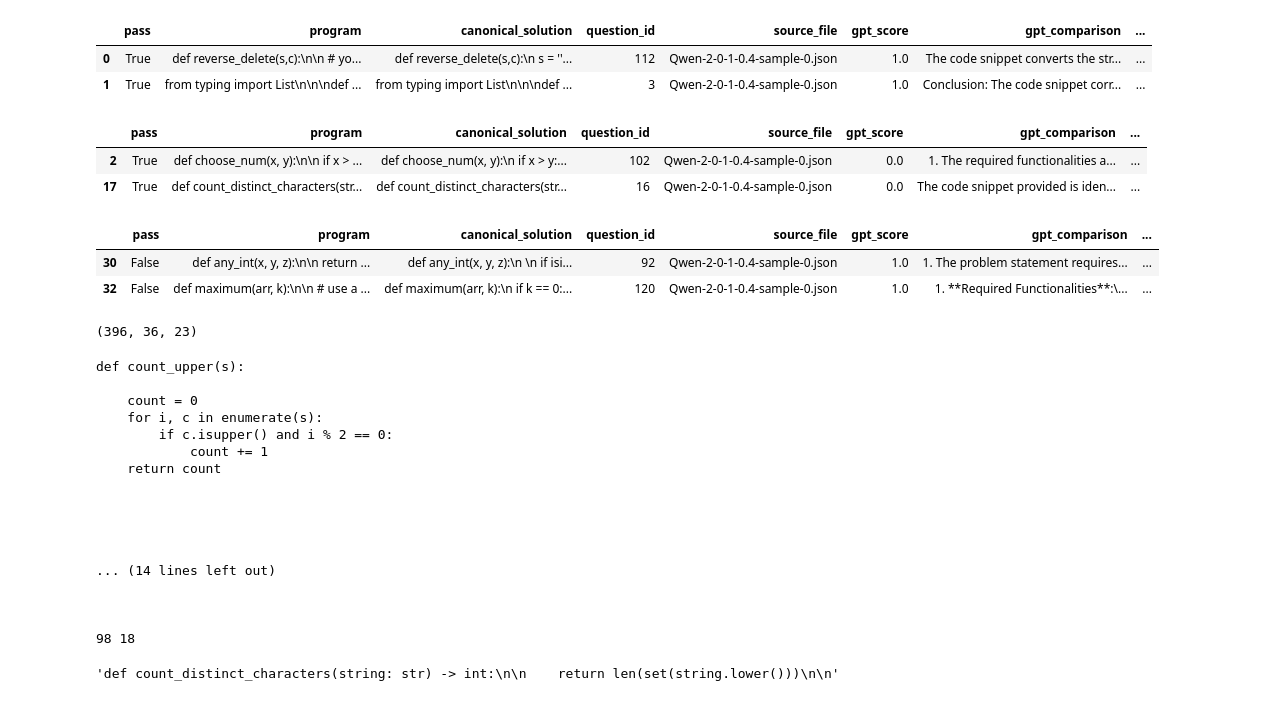
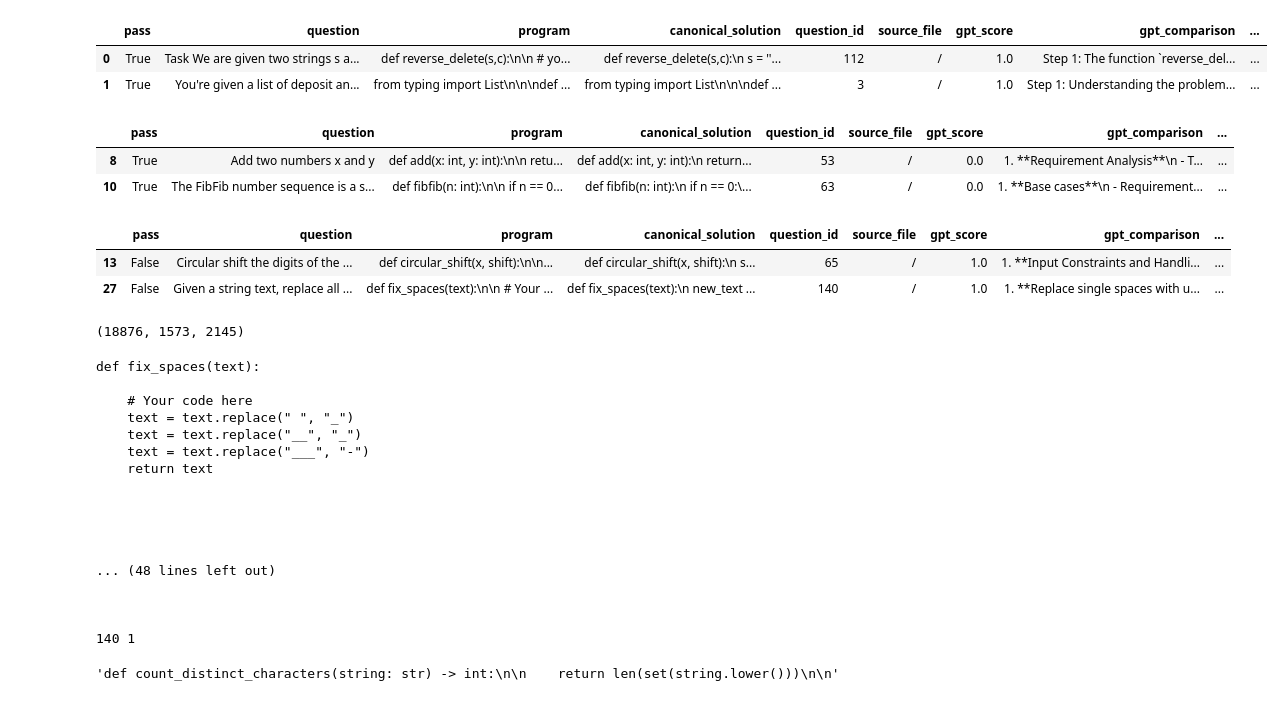
Before and after one commit to Marrrrrrrrrrtin/codejudge_new, a Jupyter notebook: evaluation/output/analysis.ipynb, the cells around one changed output. Cells and saved outputs as stored; diff of their text form; code cells hidden in the pictures.

```diff
--- a/evaluation/output/analysis.ipynb
+++ b/evaluation/output/analysis.ipynb
@@ -8,57 +6,56 @@ ModuleNotFoundError: No module named 'pandas'
 # %%
 # Step 1: Load all JSONs from your folder
 folder_path = "./humaneval/python-small-test/"
-json_files = [f for f in os.listdir(folder_path) if f.endswith(".json")]
-
+json_files = '/mnt/task_runtime/shiyl_workspace/workspace/code-judge/codejudge_new/evaluation/output/humaneval/python-small-test/Qwen-2-0-0-0.41-sample-0.json'
 all_entries = []
 
 for file in json_files:
-    file_path = os.path.join(folder_path, file)
+    file_path = json_files
     with open(file_path, "r") as f:
         content = json.load(f)
     for entry in content.get("data", []):
         entry["source_file"] = file
         all_entries.append(entry)
 
 df = pd.DataFrame(all_entries)
 
 # Step 2: Flatten `code_gpt_score` subfields
 score_df = pd.json_normalize(df["code_gpt_score"])
 
 # Step 3: Merge back to the original dataframe
 df = df.drop(columns=["code_gpt_score"]).join(score_df)
 
 # Optional: rename columns if needed
 df = df.rename(columns={
     "code_gpt_score": "gpt_score",
     "comparison": "gpt_comparison",
     "parsed_comparison": "gpt_parsed_comparison"
 })
 
 
 df.head(2)
 # %% [output]
-|  | pass | program | canonical_solution | question_id | source_file | gpt_score | gpt_comparison | ... |
-| 0 | True | def reverse_delete(s,c):\n\n # yo... | def reverse_delete(s,c):\n s = ''... | 112 | Qwen-2-0-1-0.4-sample-0.json | 1.0 | The code snippet converts the str... | ... |
-| 1 | True | from typing import List\n\n\ndef ... | from typing import List\n\n\ndef ... | 3 | Qwen-2-0-1-0.4-sample-0.json | 1.0 | Conclusion: The code snippet corr... | ... |
+|  | pass | question | program | canonical_solution | question_id | source_file | gpt_score | gpt_comparison | ... |
+| 0 | True | Task We are given two strings s a... | def reverse_delete(s,c):\n\n # yo... | def reverse_delete(s,c):\n s = ''... | 112 | / | 1.0 | Step 1: The function `reverse_del... | ... |
+| 1 | True | You're given a list of deposit an... | from typing import List\n\n\ndef ... | from typing import List\n\n\ndef ... | 3 | / | 1.0 | Step 1: Understanding the problem... | ... |
 # %%
 negative_truth = df[(df['gpt_score'] < 1) & (df['pass'])]
 negative_truth.head(2)
 # %% [output]
-|  | pass | program | canonical_solution | question_id | source_file | gpt_score | gpt_comparison | ... |
-| 2 | True | def choose_num(x, y):\n\n if x > ... | def choose_num(x, y):\n if x > y:... | 102 | Qwen-2-0-1-0.4-sample-0.json | 0.0 | 1. The required functionalities a... | ... |
-| 17 | True | def count_distinct_characters(str... | def count_distinct_characters(str... | 16 | Qwen-2-0-1-0.4-sample-0.json | 0.0 | The code snippet provided is iden... | ... |
+|  | pass | question | program | canonical_solution | question_id | source_file | gpt_score | gpt_comparison | ... |
+| 8 | True | Add two numbers x and y | def add(x: int, y: int):\n\n retu... | def add(x: int, y: int):\n return... | 53 | / | 0.0 | 1. **Requirement Analysis**\n - T... | ... |
+| 10 | True | The FibFib number sequence is a s... | def fibfib(n: int):\n\n if n == 0... | def fibfib(n: int):\n if n == 0:\... | 63 | / | 0.0 | 1. **Base cases**\n - Requirement... | ... |
 # %%
 positive_false = df[(df['gpt_score'] > 0) & (~df['pass'])]
 positive_false.head(2)
 # %% [output]
-|  | pass | program | canonical_solution | question_id | source_file | gpt_score | gpt_comparison | ... |
-| 30 | False | def any_int(x, y, z):\n\n return ... | def any_int(x, y, z):\n \n if isi... | 92 | Qwen-2-0-1-0.4-sample-0.json | 1.0 | 1. The problem statement requires... | ... |
-| 32 | False | def maximum(arr, k):\n\n # use a ... | def maximum(arr, k):\n if k == 0:... | 120 | Qwen-2-0-1-0.4-sample-0.json | 1.0 | 1. **Required Functionalities**:\... | ... |
+|  | pass | question | program | canonical_solution | question_id | source_file | gpt_score | gpt_comparison | ... |
+| 13 | False | Circular shift the digits of the ... | def circular_shift(x, shift):\n\n... | def circular_shift(x, shift):\n s... | 65 | / | 1.0 | 1. **Input Constraints and Handli... | ... |
+| 27 | False | Given a string text, replace all ... | def fix_spaces(text):\n\n # Your ... | def fix_spaces(text):\n new_text ... | 140 | / | 1.0 | 1. **Replace single spaces with u... | ... |
 # %%
 len(df), len(negative_truth), len(positive_false)
 # %% [output]
-(396, 36, 23)
+(18876, 1573, 2145)
 # %%
 index = 0
 # %%
@@ -78,23 +75,23 @@ print(comparison)
 print('\n\n\n')
 print(case_id, index)
 # %% [output]
-def count_upper(s):
+def fix_spaces(text):
 
-    count = 0
-    for i, c in enumerate(s):
-        if c.isupper() and i % 2 == 0:
-            count += 1
-    return count
+    # Your code here
+    text = text.replace(" ", "_")
+    text = text.replace("__", "_")
+    text = text.replace("___", "-")
+    return text
 
 
 
 
 
-... (14 lines left out)
+... (48 lines left out)
 
 
 
-98 18
+140 1
 # %%
 # %% [output]
 'def count_distinct_characters(string: str) -> int:\n\n    return len(set(string.lower()))\n\n'
```
Also changed, not shown: parts of 1 cell of this notebook, 39 other files.
